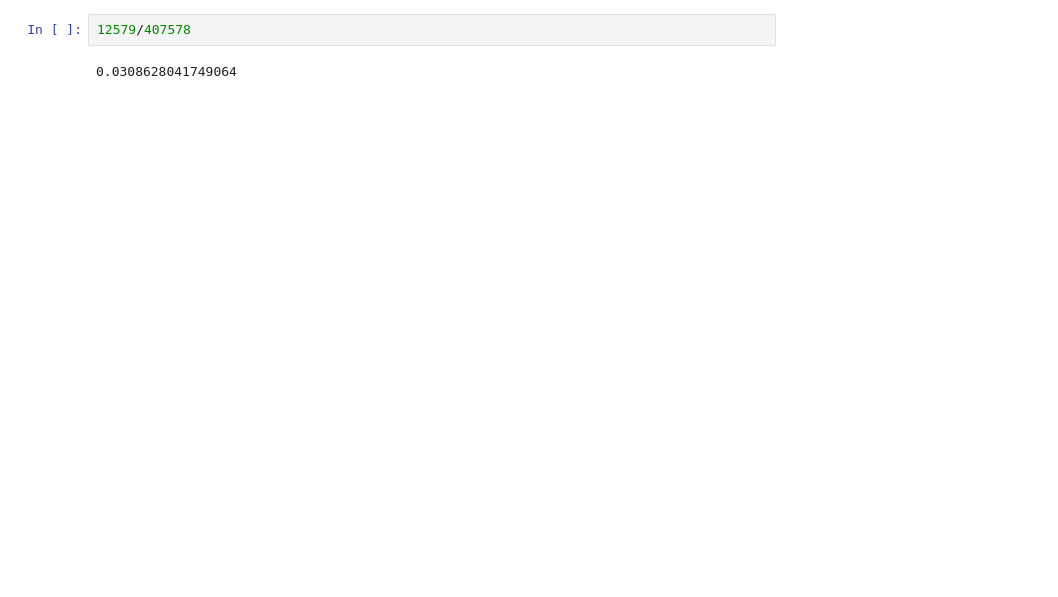
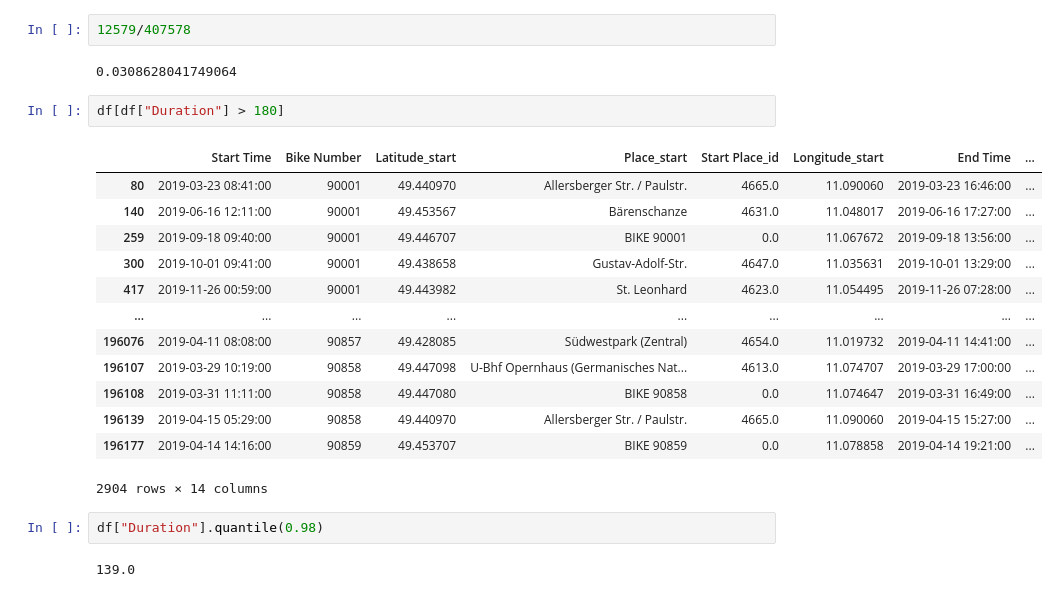
Before and after one commit to Speedfan94/PDS_Project, a Jupyter notebook: notebooks/task1d_aggregate_stats.ipynb, the cells around one changed output. Saved outputs shown, nothing was run; the diff lists cells and outputs as text; blank space fills up the shorter version.

```diff
--- a/notebooks/task1d_aggregate_stats.ipynb
+++ b/notebooks/task1d_aggregate_stats.ipynb
@@ -122,3 +123,23 @@ df['Duration'].min()
 12579/407578
 # %% [output]
 0.0308628041749064
+# %%
+df[df["Duration"] > 180]
+# %% [output]
+|  | Start Time | Bike Number | Latitude_start | Place_start | Start Place_id | Longitude_start | End Time | ... |
+| 80 | 2019-03-23 08:41:00 | 90001 | 49.440970 | Allersberger Str. / Paulstr. | 4665.0 | 11.090060 | 2019-03-23 16:46:00 | ... |
+| 140 | 2019-06-16 12:11:00 | 90001 | 49.453567 | Bärenschanze | 4631.0 | 11.048017 | 2019-06-16 17:27:00 | ... |
+| 259 | 2019-09-18 09:40:00 | 90001 | 49.446707 | BIKE 90001 | 0.0 | 11.067672 | 2019-09-18 13:56:00 | ... |
+| 300 | 2019-10-01 09:41:00 | 90001 | 49.438658 | Gustav-Adolf-Str. | 4647.0 | 11.035631 | 2019-10-01 13:29:00 | ... |
+| 417 | 2019-11-26 00:59:00 | 90001 | 49.443982 | St. Leonhard | 4623.0 | 11.054495 | 2019-11-26 07:28:00 | ... |
+| ... | ... | ... | ... | ... | ... | ... | ... | ... |
+| 196076 | 2019-04-11 08:08:00 | 90857 | 49.428085 | Südwestpark (Zentral) | 4654.0 | 11.019732 | 2019-04-11 14:41:00 | ... |
+| 196107 | 2019-03-29 10:19:00 | 90858 | 49.447098 | U-Bhf Opernhaus (Germanisches Nat... | 4613.0 | 11.074707 | 2019-03-29 17:00:00 | ... |
+| 196108 | 2019-03-31 11:11:00 | 90858 | 49.447080 | BIKE 90858 | 0.0 | 11.074647 | 2019-03-31 16:49:00 | ... |
+| 196139 | 2019-04-15 05:29:00 | 90858 | 49.440970 | Allersberger Str. / Paulstr. | 4665.0 | 11.090060 | 2019-04-15 15:27:00 | ... |
+| 196177 | 2019-04-14 14:16:00 | 90859 | 49.453707 | BIKE 90859 | 0.0 | 11.078858 | 2019-04-14 19:21:00 | ... |
+2904 rows × 14 columns
+# %%
+df["Duration"].quantile(0.98)
+# %% [output]
+139.0
```
Also changed, not shown: parts of 28 cells of this notebook, 1 other file.
